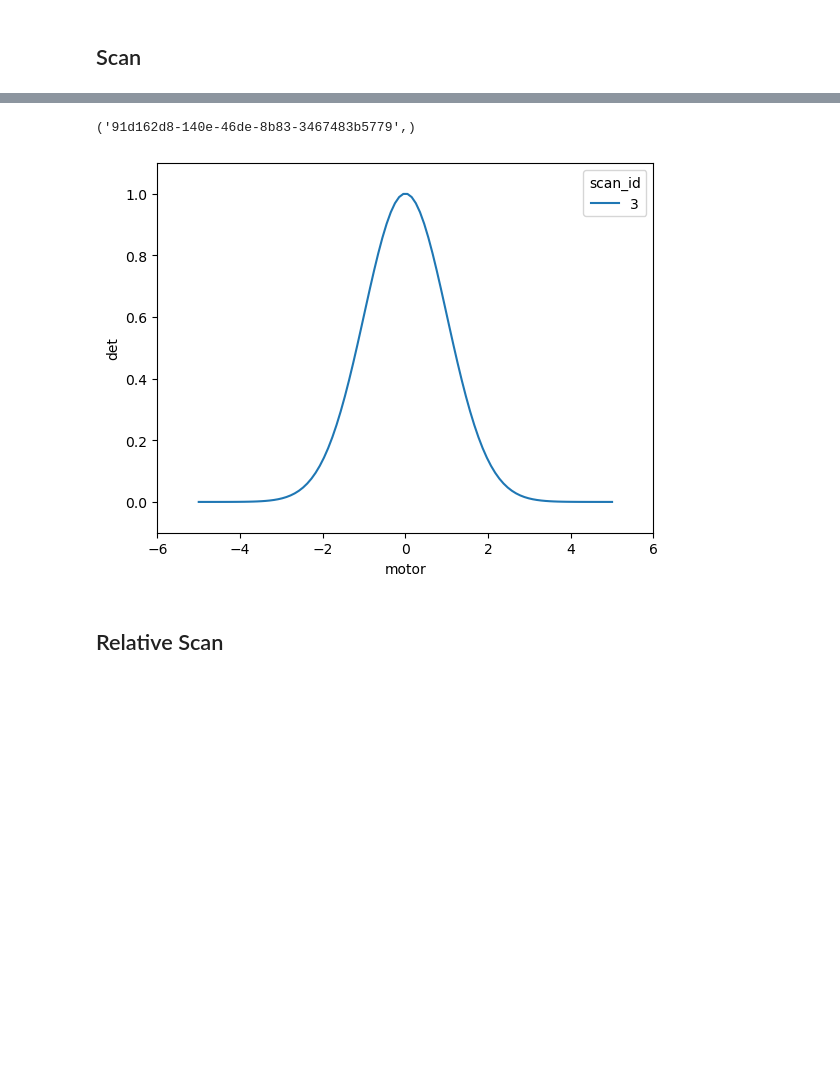
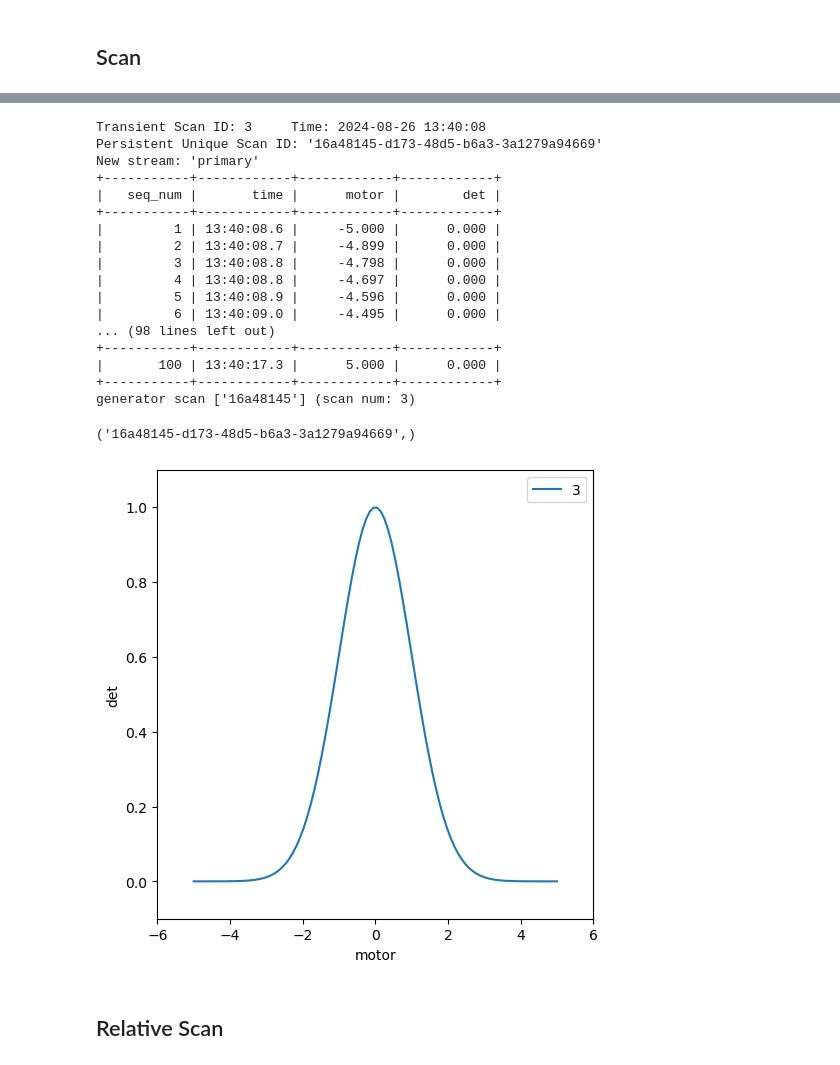
Before and after one commit to cnpem/bluesky-workshop, a Jupyter notebook: tutorial/01_1D_scan.ipynb, the cells around one changed output, grey strips where cells are left out. Cells and saved outputs as stored; diff of their text form; code cells hidden in the pictures; blank space fills up the shorter version.

```diff
--- a/tutorial/01_1D_scan.ipynb
+++ b/tutorial/01_1D_scan.ipynb
@@ -27,11 +65,27 @@ RE(
 # %%
 RE(
-    scan([det], motor, -5, 5, num=100),
-    LivePlot('det', 'motor')
+    scan([det], motor, -5, 5, num=100)
 )
 # %% [output]
-('91d162d8-140e-46de-8b83-3467483b5779',)
+Transient Scan ID: 3     Time: 2024-08-26 13:40:08
+Persistent Unique Scan ID: '16a48145-d173-48d5-b6a3-3a1279a94669'
+New stream: 'primary'
++-----------+------------+------------+------------+
+|   seq_num |       time |      motor |        det |
++-----------+------------+------------+------------+
+|         1 | 13:40:08.6 |     -5.000 |      0.000 |
+|         2 | 13:40:08.7 |     -4.899 |      0.000 |
+|         3 | 13:40:08.8 |     -4.798 |      0.000 |
+|         4 | 13:40:08.8 |     -4.697 |      0.000 |
+|         5 | 13:40:08.9 |     -4.596 |      0.000 |
+|         6 | 13:40:09.0 |     -4.495 |      0.000 |
+... (98 lines left out)
++-----------+------------+------------+------------+
+|       100 | 13:40:17.3 |      5.000 |      0.000 |
++-----------+------------+------------+------------+
+generator scan ['16a48145'] (scan num: 3)
+('16a48145-d173-48d5-b6a3-3a1279a94669',)
-[figure, old version]
+[figure, new version]
 # %% [markdown]
 ## Relative Scan
 # %%
```
Also changed, not shown: parts of 8 cells of this notebook.
